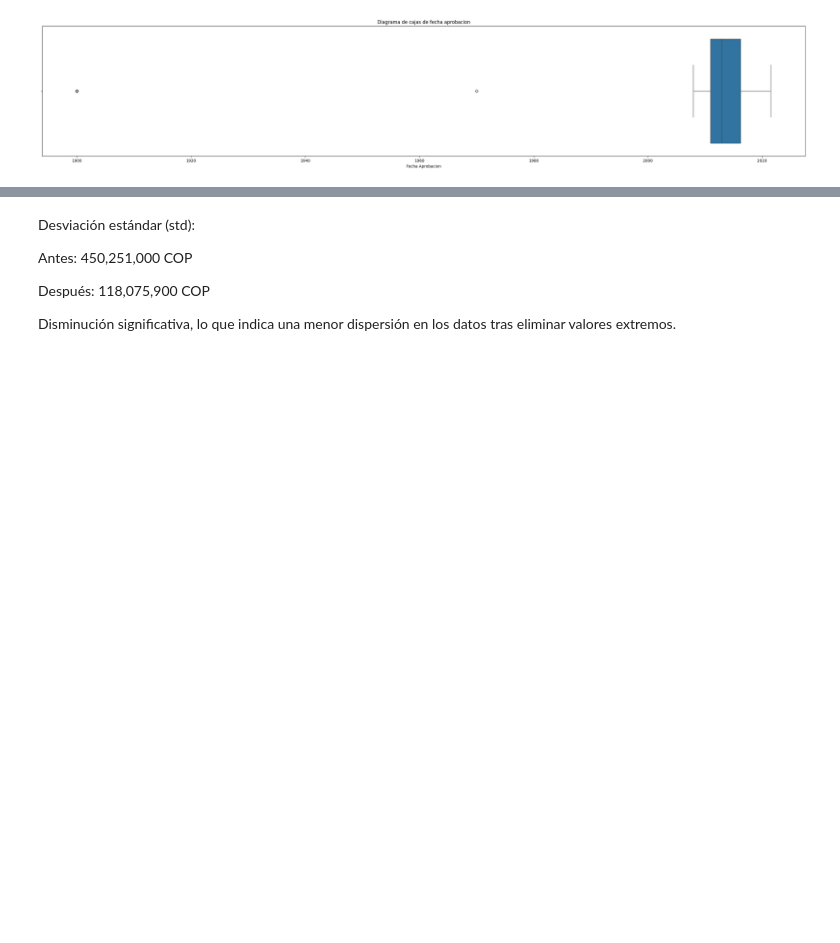
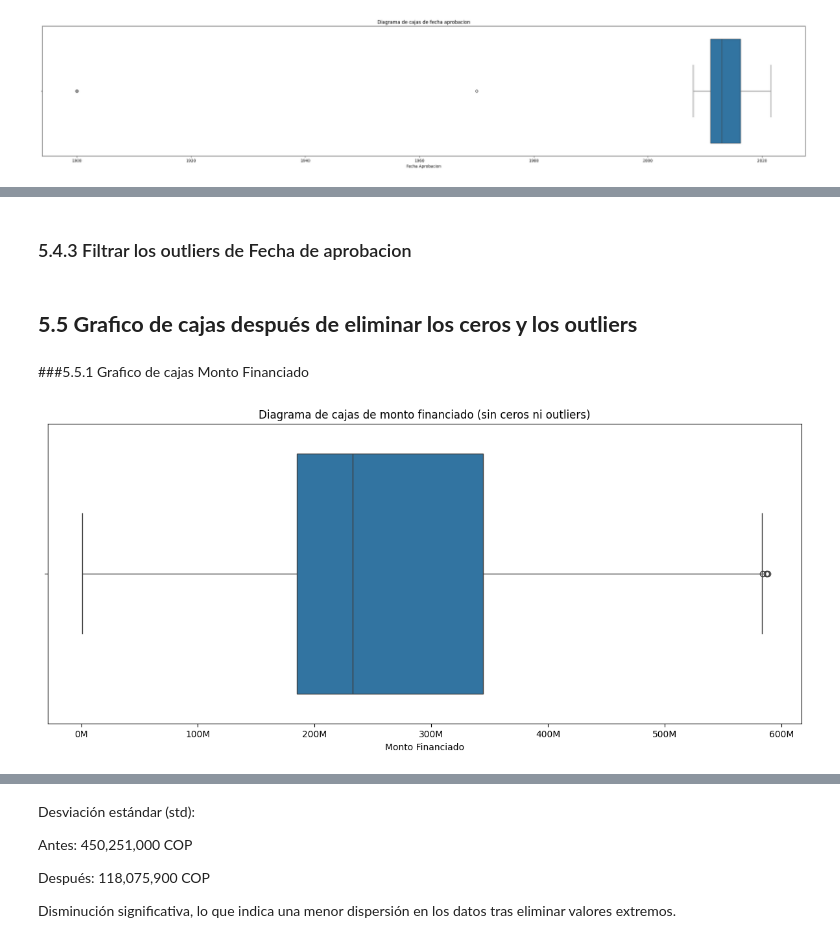
Before and after one commit to Diazbj/ProyectoAnalisisDeDatos, a Jupyter notebook: ProyectoAD.ipynb, the cells around one changed output, grey strips where cells are left out. Cells and saved outputs as stored; diff of their text form; code cells hidden in the pictures; blank space fills up the shorter version.

```diff
--- a/ProyectoAD.ipynb
+++ b/ProyectoAD.ipynb
@@ -232,0 +258,2 @@ df1.describe()
+# %%
+dfLimpieza1 = dfLimpieza1[(dfLimpieza1['MONTO_FINANCIADO_AP'] >= LimiteInferior) &(dfLimpieza1['MONTO_FINANCIADO_AP'] <= LimiteSuperior)]
@@ -232,0 +273,2 @@ df1.describe()
+# %% [markdown]
+### 5.4.3 Filtrar los outliers de Fecha de aprobacion
@@ -232,0 +280,17 @@ df1.describe()
+# %% [markdown]
+## **5.5 Grafico de cajas después de eliminar los ceros y los outliers**
+# %% [markdown]
+###5.5.1 Grafico de cajas Monto Financiado
+# %%
+plt.figure(figsize=(15, 6))
+sns.boxplot(x=dfLimpieza2['MONTO_FINANCIADO_AP'])
+plt.title('Diagrama de cajas de monto financiado (sin ceros ni outliers)')
+plt.xlabel('Monto Financiado')
+
+# Formatear los valores del eje x en millones (opcional)
+formatter = ticker.FuncFormatter(lambda x, pos: f'{x/1e6:.0f}M')
+plt.gca().xaxis.set_major_formatter(formatter)
+
+plt.show()
+# %% [output]
+[figure, added]
```
Also changed, not shown: parts of 62 cells of this notebook.
